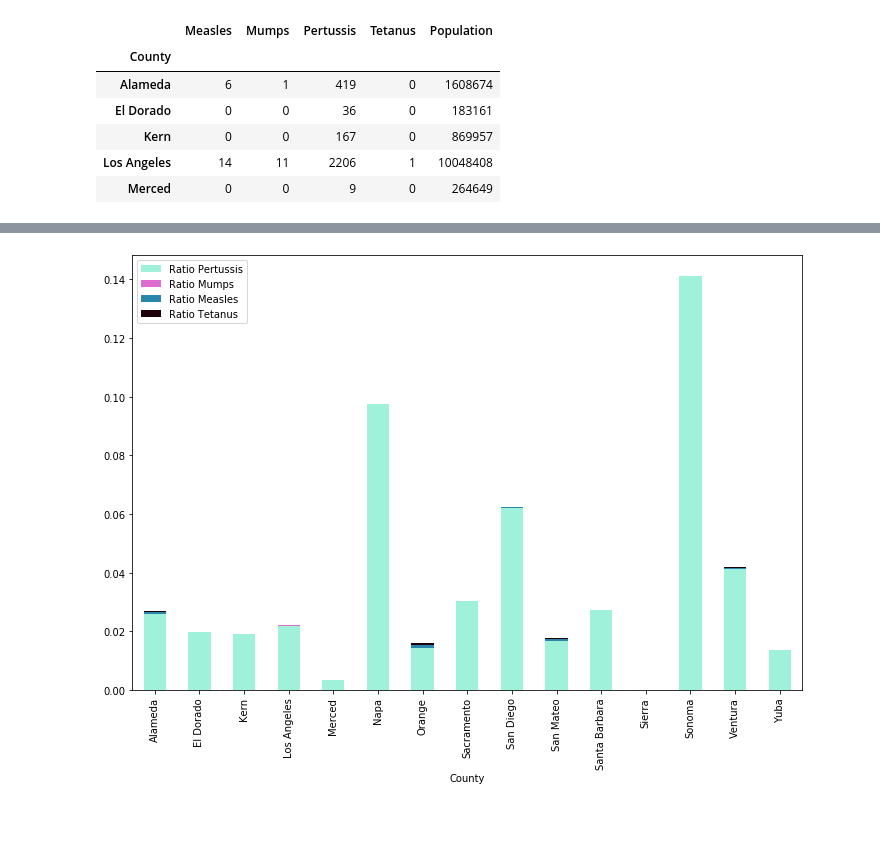
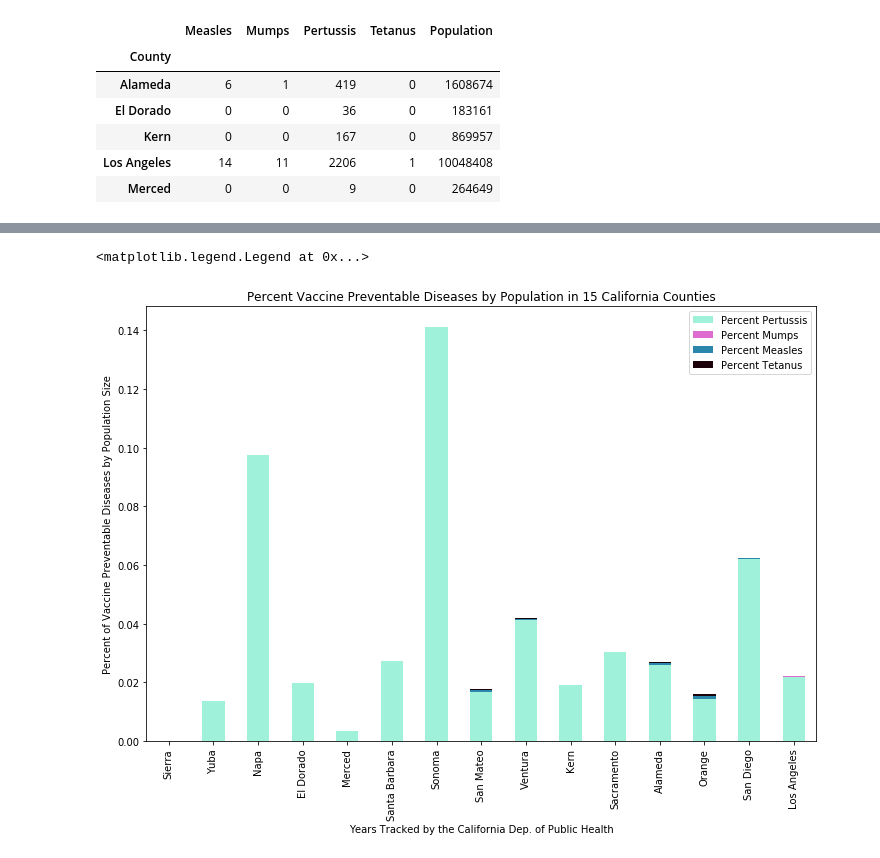
Before and after one commit to GCutaiar/group-project1, a Jupyter notebook: Resource/stackplots_grc.ipynb, the cells around one changed output, grey strips where cells are left out. Saved outputs shown, nothing was run; the diff lists cells and outputs as text; code cells hidden in the pictures; blank space fills up the shorter version.

Commit message:
image created for percent per county

```diff
--- a/Resource/stackplots_grc.ipynb
+++ b/Resource/stackplots_grc.ipynb
@@ -199,3 +199,6 @@ ct15_4d.head()
 | Kern | 0 | 0 | 167 | 0 | 869957 |
 | Los Angeles | 14 | 11 | 2206 | 1 | 10048408 |
 | Merced | 0 | 0 | 9 | 0 | 264649 |
+# %%
+ct15_4d = ct15_4d.reindex(["Sierra","Yuba","Napa","El Dorado","Merced","Santa Barbara","Sonoma","San Mateo","Ventura","Kern","Sacramento","Alameda","Orange","San Diego","Los Angeles"])
+ct15_4d.head()
@@ -202,15 +213,16 @@ ct15_4d.head()
 # %%
-ct15_4d["Ratio Measles"] = (ct15_4d["Measles"]/ct15_4d["Population"])*100
-ct15_4d["Ratio Mumps"] = (ct15_4d["Mumps"]/ct15_4d["Population"])*100
-ct15_4d["Ratio Pertussis"] = (ct15_4d["Pertussis"]/ct15_4d["Population"])*100
-ct15_4d["Ratio Tetanus"] = (ct15_4d["Measles"]/ct15_4d["Population"])*100
+ct15_4d["Percent Measles"] = (ct15_4d["Measles"]/ct15_4d["Population"])*100
+ct15_4d["Percent Mumps"] = (ct15_4d["Mumps"]/ct15_4d["Population"])*100
+ct15_4d["Percent Pertussis"] = (ct15_4d["Pertussis"]/ct15_4d["Population"])*100
+ct15_4d["Percent Tetanus"] = (ct15_4d["Measles"]/ct15_4d["Population"])*100
 ct15_4d.head()
-plot15 = ct15_4d.loc[:,["Ratio Pertussis","Ratio Mumps","Ratio Measles","Ratio Tetanus"]].plot.bar(stacked=True,color=colors,figsize=(12,8))
-# plt.title("Vaccine Preventable Diseases in Yuba County")
-# plt.xlabel("Years Tracked by the California Dep. of Public Health")
-# plt.ylabel("Reported Cases of Vaccine Preventable Diseases")
-# plt.legend(loc="best")
-# plt.savefig("Vaccine Preventable Diseases in Yuba County.png")
-# plt.show()
+plot15 = ct15_4d.loc[:,["Percent Pertussis","Percent Mumps","Percent Measles","Percent Tetanus"]].plot.bar(stacked=True,color=colors,figsize=(12,8))
+plt.title("Percent Vaccine Preventable Diseases by Population in 15 California Counties")
+plt.xlabel("Years Tracked by the California Dep. of Public Health")
+plt.ylabel("Percent of Vaccine Preventable Diseases by Population Size")
+plt.legend(loc="best")
+plt.savefig("Percent Vaccine Preventable Diseases in 15 Counties.png")
+plt.show()
 # %% [output]
+<matplotlib.legend.Legend at 0x...>
-[figure, old version]
+[figure, new version]
```
Also changed, not shown: parts of 2 cells of this notebook.
